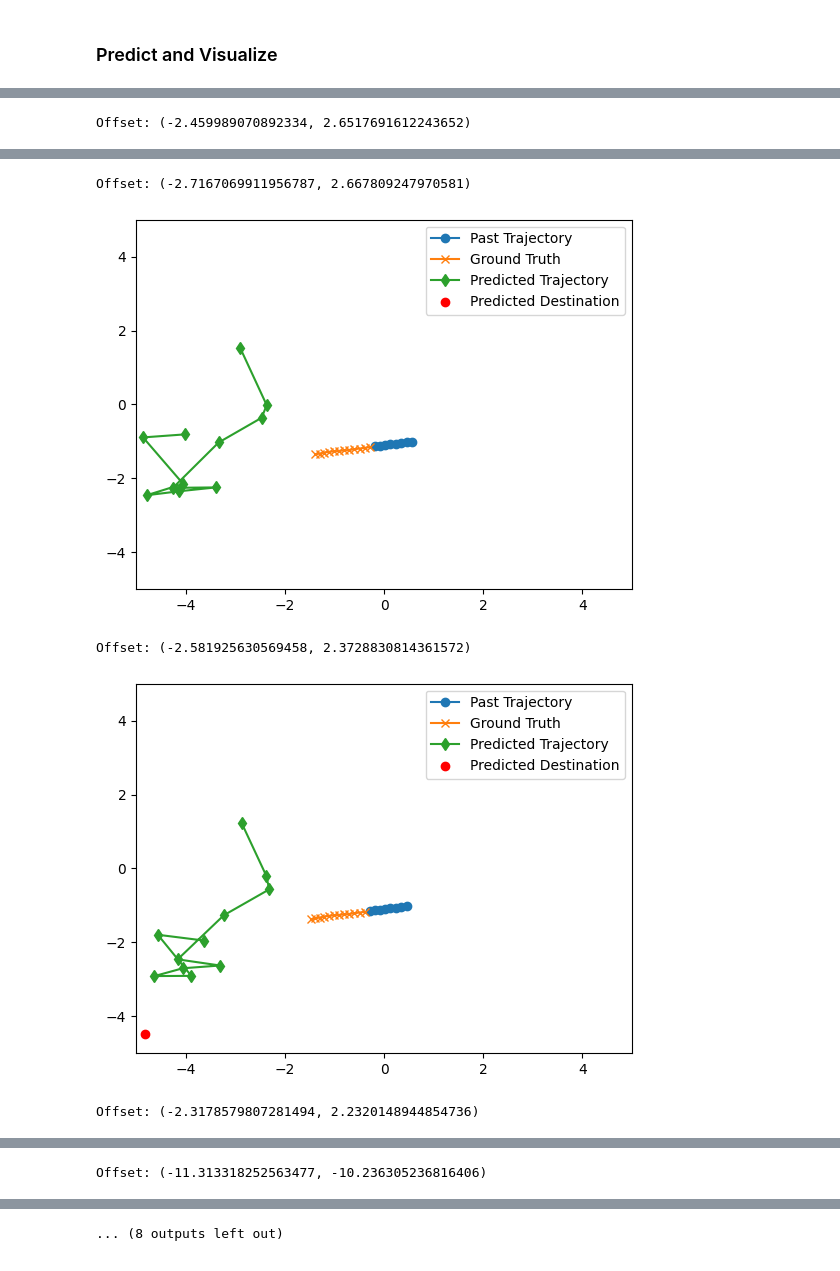
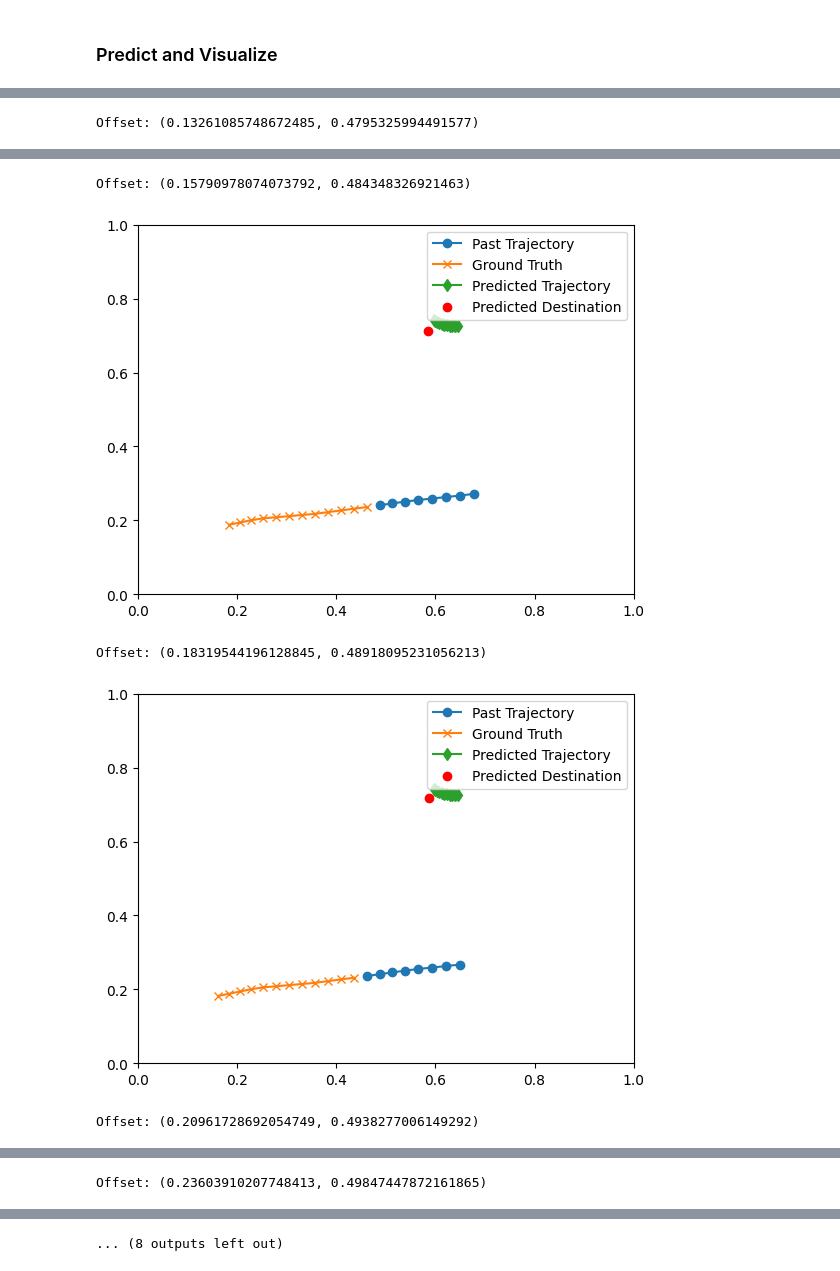
Before and after one commit to BlueOceanWave/cs512-human-trajectory-prediction, a Jupyter notebook: BOSampler_scratch.ipynb, the cells around one changed output, grey strips where cells are left out. Drawn from its saved outputs; the diff is of its cells as text; code cells hidden in the pictures.

```diff
--- a/BOSampler_scratch.ipynb
+++ b/BOSampler_scratch.ipynb
@@ -604,6 +429,6 @@ Predicted Future Trajectory: tensor([[-3.0601,  3.5779, -2.5466,  1.7156, -2.852
 # %%
 import pandas as pd
-from sklearn.preprocessing import StandardScaler
+from sklearn.preprocessing import MinMaxScaler
 import torch
 import glob
 
@@ -612,6 +437,8 @@ file_path = r'src\datasets\eth\train\students001_train.txt'
 pedestrian_data = pd.read_csv(file_path, sep='\t', header=None)
 pedestrian_data.columns = ["Frame Number", "Pedestrian ID", "X-Coordinate", "Y-Coordinate"]
 
+
+# The below code combines multiple datasets together (for multiple files in a folder)
 '''
 # Define the file pattern for loading files
 file_pattern = r'src\datasets\eth\train\*.txt'
@@ -638,7 +465,7 @@ pedestrian_data = pd.concat(dataframes, ignore_index=True)
 '''
 
 # Normalize Data
-scaler = StandardScaler()
+scaler = MinMaxScaler()
 pedestrian_data[['X-Coordinate', 'Y-Coordinate']] = scaler.fit_transform(
     pedestrian_data[['X-Coordinate', 'Y-Coordinate']]
 )
@@ -729,18 +559,18 @@ Epoch 5/5, Loss: 0.02443288452923298
 import matplotlib.pyplot as plt
 
 
-
-# model = PECNet(enc_past_size=[128, 64], enc_dest_size=[128, 64], enc_latent_size=[128, 64],
-#                dec_size=[128, 64], predictor_size=[128, 64], non_local_theta_size=[128, 64],
-#                non_local_phi_size=[128, 64], non_local_g_size=[128, 64],
-#                fdim=64, zdim=8, nonlocal_pools=2, non_local_dim=128,
-#                sigma=1.0, past_length=8, future_length=12, verbose=True)
-# model.load_state_dict(torch.load('pecnet_model_1.pth', map_location=torch.device('cpu')))
-model = LoadModel('pecnet', r'saved_models/pecnet/eth/val_best.pth').load()
+''' Custom Trained PECNet'''
+model = PECNet(enc_past_size=[128, 64], enc_dest_size=[128, 64], enc_latent_size=[128, 64],
+               dec_size=[128, 64], predictor_size=[128, 64], non_local_theta_size=[128, 64],
+               non_local_phi_size=[128, 64], non_local_g_size=[128, 64],
+               fdim=64, zdim=8, nonlocal_pools=2, non_local_dim=128,
+               sigma=1.0, past_length=8, future_length=12, verbose=True)
+model.load_state_dict(torch.load('pecnet_model_1.pth', map_location=torch.device('cpu')))
 
 
-# optimizer = torch.optim.Adam(model.parameters(), lr=1e-3)
-# loss_fn = torch.nn.MSELoss()
+''' Provided Trained PECNet'''
+# model = LoadModel('pecnet', r'saved_models/pecnet/eth/val_best.pth').load()
+
 
 
 
@@ -749,6 +579,7 @@ Y_future_arr = []
 predicted_traj_arr = []
 predicted_dest_arr = []
 
+# Predict for a subset of trajectories
 samples = range(10)
 for i in samples:
 
@@ -772,6 +603,7 @@ for i in samples:
     predicted_dest_arr.append(generated_dest)
 
 
+# Plot the predictions
 for i in range(len(samples)):
     # Reshape for plotting
     X_past = X_past_arr[i].reshape(-1, 2).numpy()
@@ -788,8 +620,8 @@ for i in range(len(samples)):
     plt.plot(predicted_trajectory[:, 0], predicted_trajectory[:, 1], label="Predicted Trajectory", marker='d')
     plt.scatter(predicted_dest[0, 0], predicted_dest[0, 1], color='red', label='Predicted Destination', zorder=5)
 
-    plt.xlim(-5,5)
-    plt.ylim(-5,5)
+    plt.xlim(0, 1)
+    plt.ylim(0, 1)
 
     plt.legend()
     plt.show()
@@ -799 +639 @@ Offset: (-2.615518093109131, 2.8874282836914062)
-Offset: (-2.459989070892334, 2.6517691612243652)
+Offset: (0.13261085748672485, 0.4795325994491577)
@@ -801,5 +641,5 @@ Offset: (-2.459989070892334, 2.6517691612243652)
-Offset: (-2.7167069911956787, 2.667809247970581)
+Offset: (0.15790978074073792, 0.484348326921463)
-[figure, old version]
+[figure, new version]
-Offset: (-2.581925630569458, 2.3728830814361572)
+Offset: (0.18319544196128845, 0.48918095231056213)
-[figure, old version]
+[figure, new version]
-Offset: (-2.3178579807281494, 2.2320148944854736)
+Offset: (0.20961728692054749, 0.4938277006149292)
@@ -807 +647 @@ Offset: (-2.3178579807281494, 2.2320148944854736)
-Offset: (-11.313318252563477, -10.236305236816406)
+Offset: (0.23603910207748413, 0.49847447872161865)
```
Also changed, not shown: parts of 11 cells of this notebook, 1 other file.
